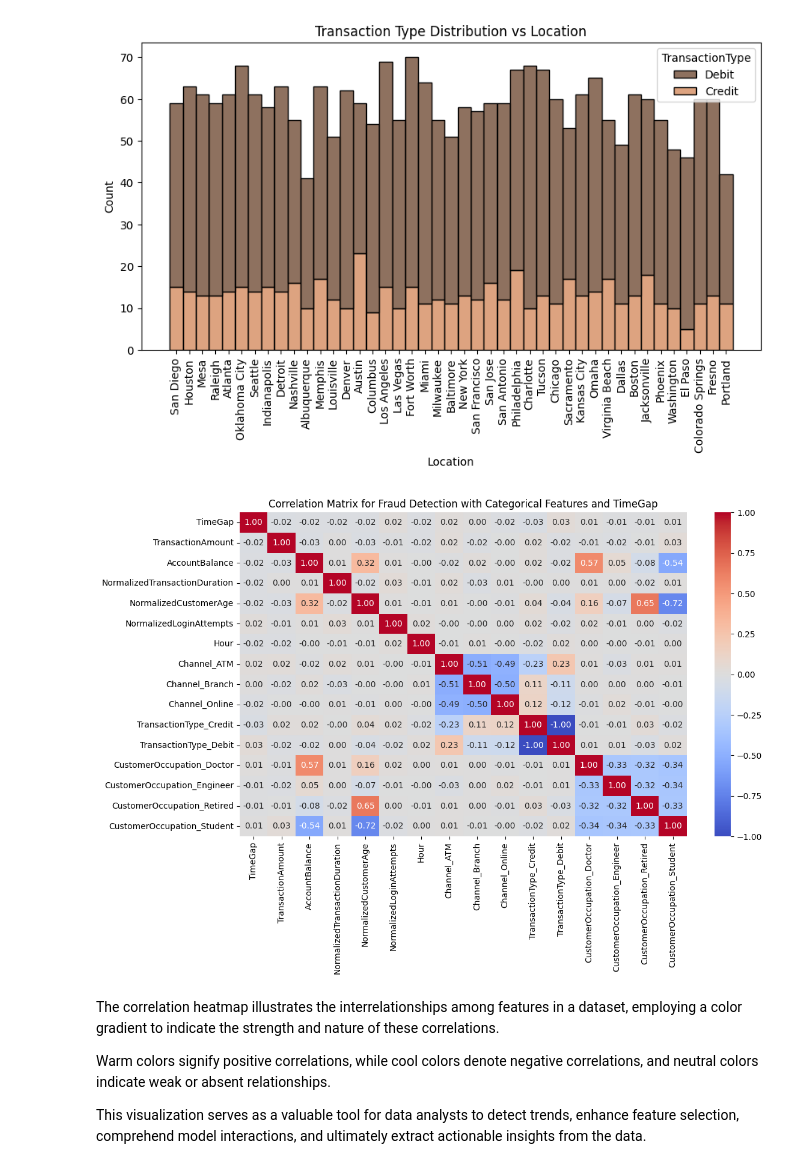
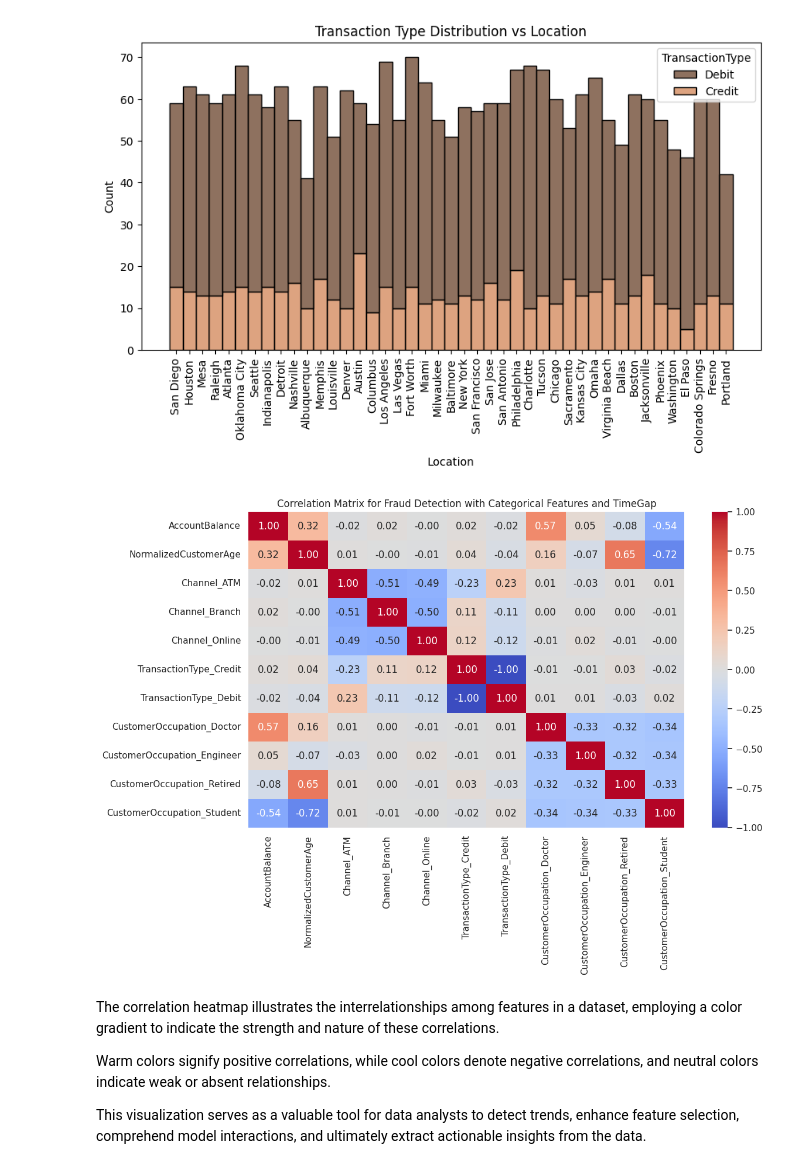
Before and after one commit to petar-Atanasov/Applied-Data-Science-and-AI-Workflow, a Jupyter notebook: CST3133_CourseWork_A.ipynb, the cells around one changed output. Saved outputs shown, nothing was run; the diff lists cells and outputs as text; code cells hidden in the pictures.

```diff
--- a/CST3133_CourseWork_A.ipynb
+++ b/CST3133_CourseWork_A.ipynb
@@ -321,30 +321,30 @@ plt.show()
 # %%
 # Correlation Heatmaps implementation
 # Selecting features for correlation analysis
-features_for_correlation = ['TransactionAmount','AccountBalance', 'NormalizedCustomerAge', 'NormalizedTransactionDuration', 'NormalizedLoginAttempts', 'Hour', 'Channel', 'TransactionType', 'CustomerOccupation', 'TimeGap']
+features_for_correlation = ['AccountBalance', 'NormalizedCustomerAge', 'Channel', 'TransactionType', 'CustomerOccupation']
 data_for_correlation = dataset[features_for_correlation]
 
 #One hot encoding for categorical data
 categorical_features = ['Channel', 'TransactionType', 'CustomerOccupation']
 encoder = OneHotEncoder(sparse_output=False, handle_unknown='ignore')
 encoded_data = encoder.fit_transform(data_for_correlation[categorical_features])
 encoded_df = pd.DataFrame(encoded_data, columns=encoder.get_feature_names_out(categorical_features))
 
 #combine the encoded features with numerical
-numerical_features = ['TimeGap', 'TransactionAmount', 'AccountBalance', 'NormalizedTransactionDuration', 'NormalizedCustomerAge', 'NormalizedLoginAttempts', 'Hour']
+numerical_features = ['AccountBalance', 'NormalizedCustomerAge']
 data_for_correlation = pd.concat([data_for_correlation[numerical_features], encoded_df], axis=1)
 
 # Calculating the correlation matrix
 corr_matrix = data_for_correlation.corr()
 
 # Plotting the heatmap
 plt.figure(figsize=(12,7))
 sns.heatmap(corr_matrix, annot=True, cmap='coolwarm', fmt='.2f')
 plt.title('Correlation Matrix for Fraud Detection with Categorical Features and TimeGap')
 plt.yticks(rotation=0)
 plt.show()
 # %% [output]
-[figure, old version]
+[figure, new version]
 # %% [markdown]
 The correlation heatmap illustrates the interrelationships among features in a dataset, employing a color gradient to indicate the strength and nature of these correlations.
 
```
Also changed, not shown: parts of 29 cells of this notebook.
